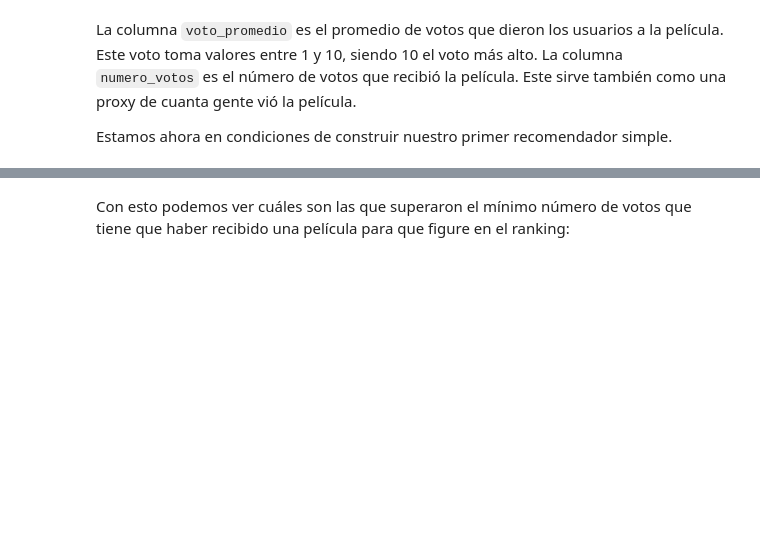
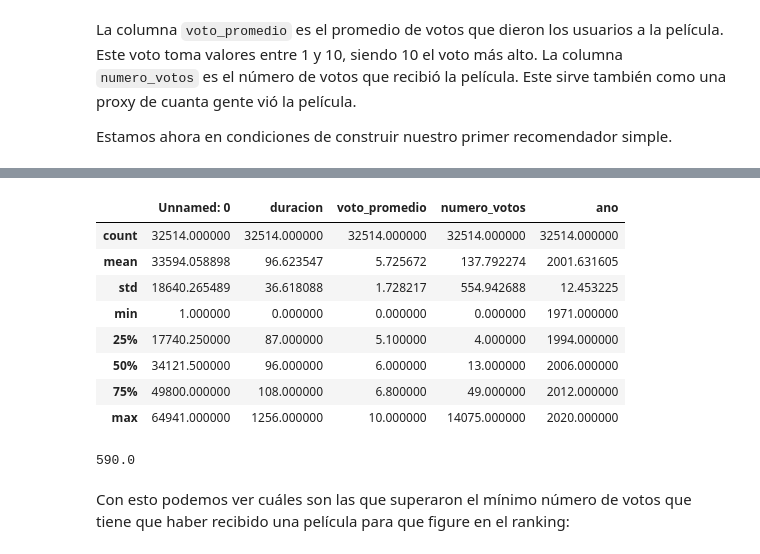
Before and after one commit to ignaciomsarmiento/RecomSystemsLectures, a Jupyter notebook: L02_Knowldege/L02_Knowldege.ipynb, the cells around one changed output, grey strips where cells are left out. Drawn from its saved outputs; the diff is of its cells as text; code cells hidden in the pictures; blank space fills up the shorter version.

```diff
--- a/L02_Knowldege/L02_Knowldege.ipynb
+++ b/L02_Knowldege/L02_Knowldege.ipynb
@@ -585,2 +819,19 @@ Calculamos entonces el parámetro $m$:
+# %%
+df_nodup.describe()
+# %% [output]
+|  | Unnamed: 0 | duracion | voto_promedio | numero_votos | ano |
+| count | 32514.000000 | 32514.000000 | 32514.000000 | 32514.000000 | 32514.000000 |
+| mean | 33594.058898 | 96.623547 | 5.725672 | 137.792274 | 2001.631605 |
+| std | 18640.265489 | 36.618088 | 1.728217 | 554.942688 | 12.453225 |
+| min | 1.000000 | 0.000000 | 0.000000 | 0.000000 | 1971.000000 |
+| 25% | 17740.250000 | 87.000000 | 5.100000 | 4.000000 | 1994.000000 |
+| 50% | 34121.500000 | 96.000000 | 6.000000 | 13.000000 | 2006.000000 |
+| 75% | 49800.000000 | 108.000000 | 6.800000 | 49.000000 | 2012.000000 |
+| max | 64941.000000 | 1256.000000 | 10.000000 | 14075.000000 | 2020.000000 |
+# %%
+m = df_nodup['numero_votos'].quantile(0.95)
+m
+# %% [output]
+590.0
 # %% [markdown]
 Con esto podemos ver  cuáles son las que superaron el mínimo número de votos que tiene que haber recibido una película para que figure en el ranking:
```
Also changed, not shown: parts of 72 cells of this notebook.
